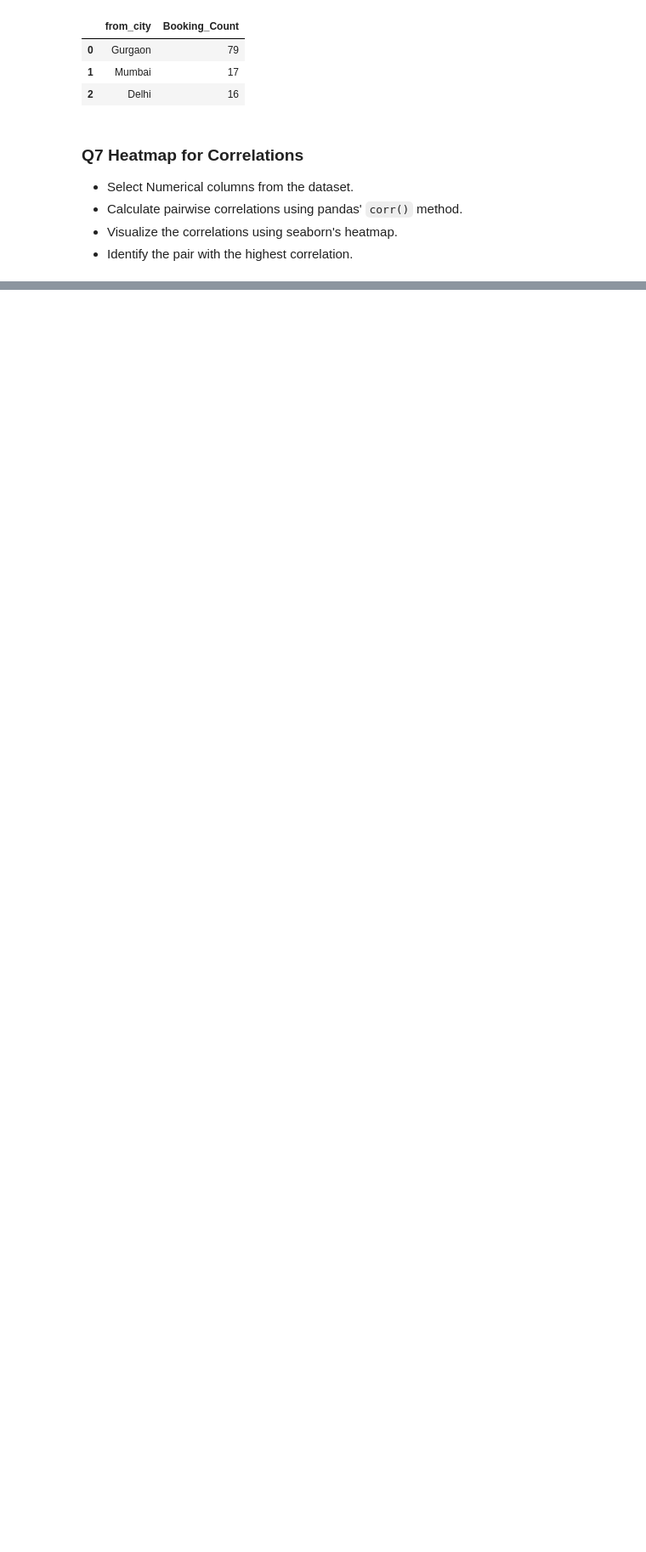
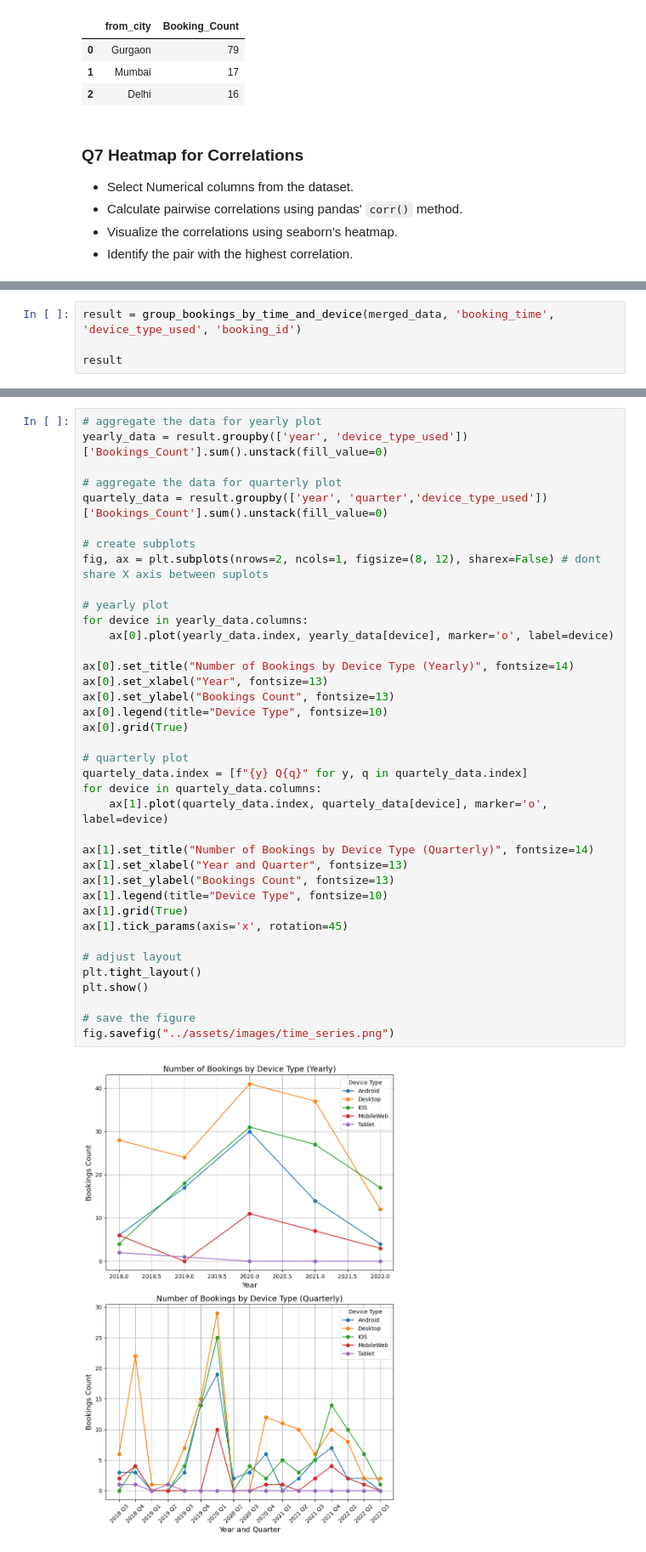
Before and after one commit to antonygatua/Data-Science-Projects, a Jupyter notebook: Travel Aggregator Analysis/notebooks/travel_aggregator.ipynb, the cells around one changed output, grey strips where cells are left out. Shown at 85% size. Drawn from its saved outputs; the diff is of its cells as text; blank space fills up the shorter version.

Commit message:
Data analysis notebook completion

```diff
--- a/Travel Aggregator Analysis/notebooks/travel_aggregator.ipynb
+++ b/Travel Aggregator Analysis/notebooks/travel_aggregator.ipynb
@@ -801,0 +973,4 @@ top_depature_cities_advanced_bookings(merged_data, 'from_city', 'days_to_departu
+# %%
+result = group_bookings_by_time_and_device(merged_data, 'booking_time', 'device_type_used', 'booking_id')
+
+result
@@ -802 +995,41 @@ top_depature_cities_advanced_bookings(merged_data, 'from_city', 'days_to_departu
+# %%
+# aggregate the data for yearly plot
+yearly_data = result.groupby(['year', 'device_type_used'])['Bookings_Count'].sum().unstack(fill_value=0)
+
+# aggregate the data for quarterly plot
+quartely_data = result.groupby(['year', 'quarter','device_type_used'])['Bookings_Count'].sum().unstack(fill_value=0)
+
+# create subplots
+fig, ax = plt.subplots(nrows=2, ncols=1, figsize=(8, 12), sharex=False) # dont share X axis between suplots
+
+# yearly plot
+for device in yearly_data.columns:
+    ax[0].plot(yearly_data.index, yearly_data[device], marker='o', label=device)
+
+ax[0].set_title("Number of Bookings by Device Type (Yearly)", fontsize=14)
+ax[0].set_xlabel("Year", fontsize=13)
+ax[0].set_ylabel("Bookings Count", fontsize=13)
+ax[0].legend(title="Device Type", fontsize=10)
+ax[0].grid(True)
+
+# quarterly plot
+quartely_data.index = [f"{y} Q{q}" for y, q in quartely_data.index]
+for device in quartely_data.columns:
+    ax[1].plot(quartely_data.index, quartely_data[device], marker='o', label=device)
+
+ax[1].set_title("Number of Bookings by Device Type (Quarterly)", fontsize=14)
+ax[1].set_xlabel("Year and Quarter", fontsize=13)
+ax[1].set_ylabel("Bookings Count", fontsize=13)
+ax[1].legend(title="Device Type", fontsize=10)
+ax[1].grid(True)
+ax[1].tick_params(axis='x', rotation=45)
+
+# adjust layout
+plt.tight_layout()
+plt.show()
+
+# save the figure
+fig.savefig("../assets/images/time_series.png")
+# %% [output]
+[figure, added]
 # %% [markdown]
```
Also changed, not shown: parts of 20 cells of this notebook.
